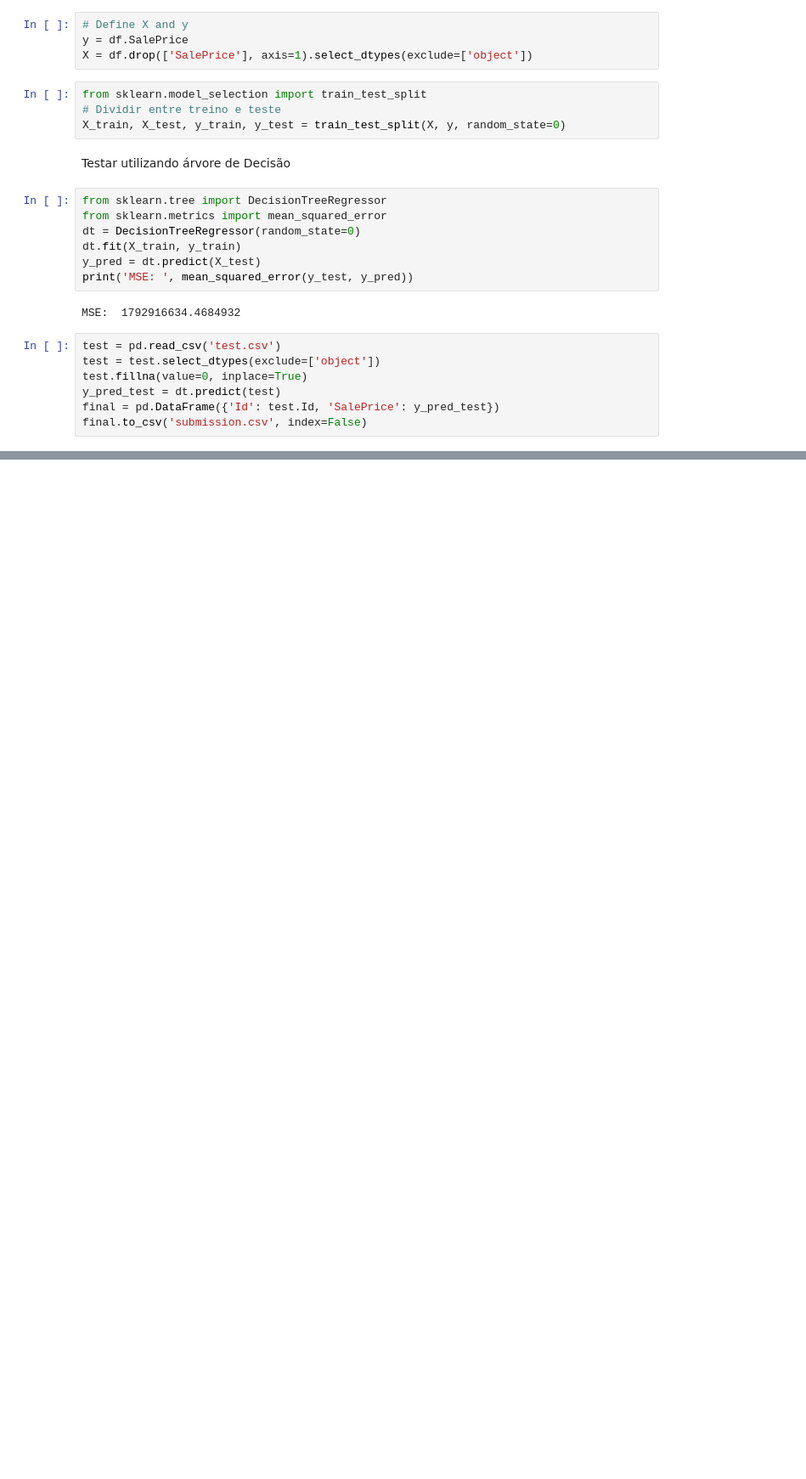
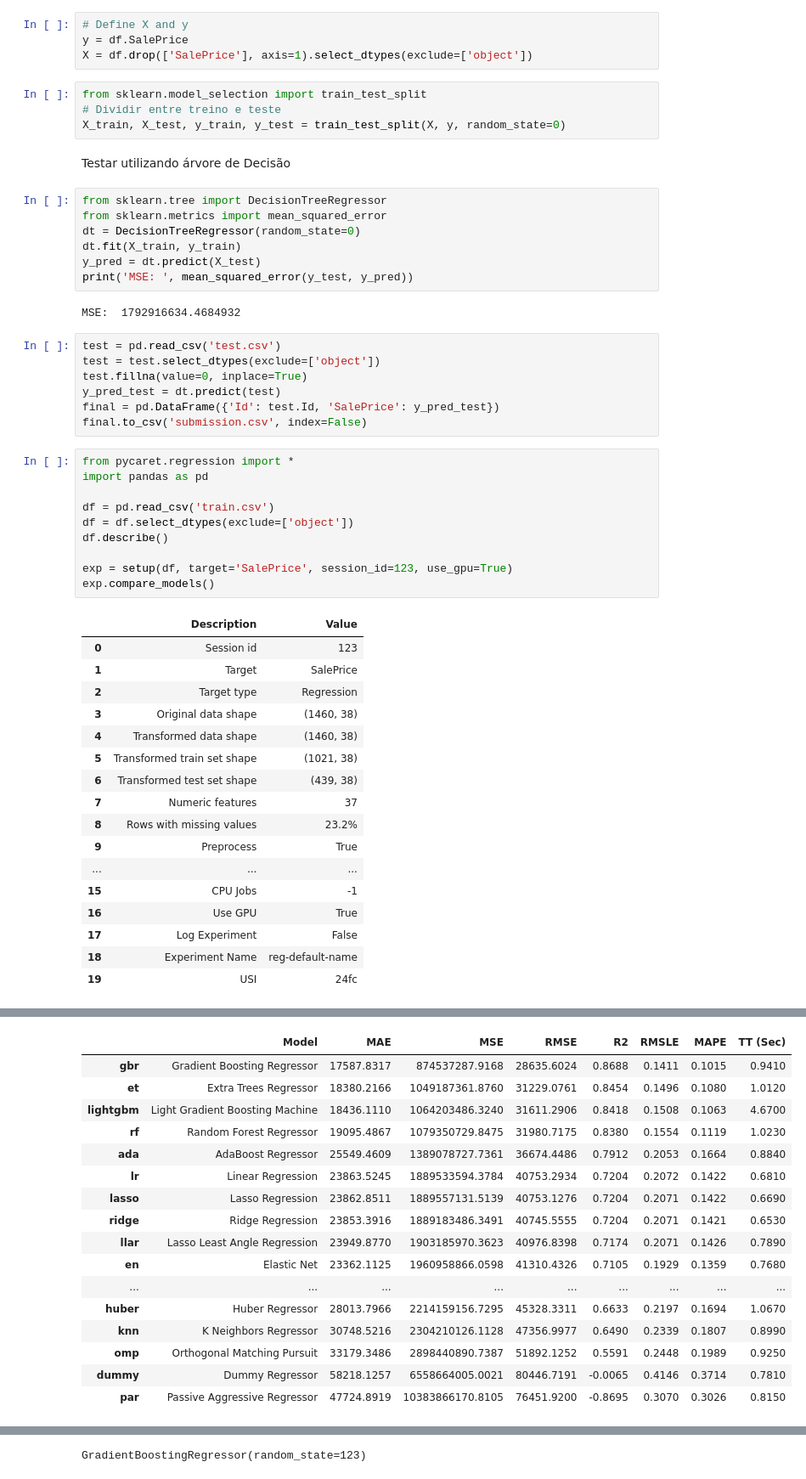
Before and after one commit to pedromello99/CIS-IEEE, a Jupyter notebook: Kaggle/Intro To Machine Learning/Housing Prices Competition for Kaggle Learn Users.ipynb, the cells around one changed output, grey strips where cells are left out. Shown at 85% size. Saved outputs shown, nothing was run; the diff lists cells and outputs as text; blank space fills up the shorter version.

Commit message:
teste pycaret

```diff
--- a/Kaggle/Intro To Machine Learning/Housing Prices Competition for Kaggle Learn Users.ipynb
+++ b/Kaggle/Intro To Machine Learning/Housing Prices Competition for Kaggle Learn Users.ipynb
@@ -42,3 +42,31 @@ test.fillna(value=0, inplace=True)
 y_pred_test = dt.predict(test)
 final = pd.DataFrame({'Id': test.Id, 'SalePrice': y_pred_test})
 final.to_csv('submission.csv', index=False)
+# %%
+from pycaret.regression import *
+import pandas as pd
+
+df = pd.read_csv('train.csv')
+df = df.select_dtypes(exclude=['object'])
+df.describe()
+
+exp = setup(df, target='SalePrice', session_id=123, use_gpu=True)
+exp.compare_models()
+# %% [output]
+|  | Description | Value |
+| 0 | Session id | 123 |
+| 1 | Target | SalePrice |
+| 2 | Target type | Regression |
+| 3 | Original data shape | (1460, 38) |
+| 4 | Transformed data shape | (1460, 38) |
+| 5 | Transformed train set shape | (1021, 38) |
+| 6 | Transformed test set shape | (439, 38) |
+| 7 | Numeric features | 37 |
+| 8 | Rows with missing values | 23.2% |
+| 9 | Preprocess | True |
+| ... | ... | ... |
+| 15 | CPU Jobs | -1 |
+| 16 | Use GPU | True |
+| 17 | Log Experiment | False |
+| 18 | Experiment Name | reg-default-name |
+| 19 | USI | 24fc |
@@ -44,0 +74,17 @@ final.to_csv('submission.csv', index=False)
+|  | Model | MAE | MSE | RMSE | R2 | RMSLE | MAPE | TT (Sec) |
+| gbr | Gradient Boosting Regressor | 17587.8317 | 874537287.9168 | 28635.6024 | 0.8688 | 0.1411 | 0.1015 | 0.9410 |
+| et | Extra Trees Regressor | 18380.2166 | 1049187361.8760 | 31229.0761 | 0.8454 | 0.1496 | 0.1080 | 1.0120 |
+| lightgbm | Light Gradient Boosting Machine | 18436.1110 | 1064203486.3240 | 31611.2906 | 0.8418 | 0.1508 | 0.1063 | 4.6700 |
+| rf | Random Forest Regressor | 19095.4867 | 1079350729.8475 | 31980.7175 | 0.8380 | 0.1554 | 0.1119 | 1.0230 |
+| ada | AdaBoost Regressor | 25549.4609 | 1389078727.7361 | 36674.4486 | 0.7912 | 0.2053 | 0.1664 | 0.8840 |
+| lr | Linear Regression | 23863.5245 | 1889533594.3784 | 40753.2934 | 0.7204 | 0.2072 | 0.1422 | 0.6810 |
+| lasso | Lasso Regression | 23862.8511 | 1889557131.5139 | 40753.1276 | 0.7204 | 0.2071 | 0.1422 | 0.6690 |
+| ridge | Ridge Regression | 23853.3916 | 1889183486.3491 | 40745.5555 | 0.7204 | 0.2071 | 0.1421 | 0.6530 |
+| llar | Lasso Least Angle Regression | 23949.8770 | 1903185970.3623 | 40976.8398 | 0.7174 | 0.2071 | 0.1426 | 0.7890 |
+| en | Elastic Net | 23362.1125 | 1960958866.0598 | 41310.4326 | 0.7105 | 0.1929 | 0.1359 | 0.7680 |
+| ... | ... | ... | ... | ... | ... | ... | ... | ... |
+| huber | Huber Regressor | 28013.7966 | 2214159156.7295 | 45328.3311 | 0.6633 | 0.2197 | 0.1694 | 1.0670 |
+| knn | K Neighbors Regressor | 30748.5216 | 2304210126.1128 | 47356.9977 | 0.6490 | 0.2339 | 0.1807 | 0.8990 |
+| omp | Orthogonal Matching Pursuit | 33179.3486 | 2898440890.7387 | 51892.1252 | 0.5591 | 0.2448 | 0.1989 | 0.9250 |
+| dummy | Dummy Regressor | 58218.1257 | 6558664005.0021 | 80446.7191 | -0.0065 | 0.4146 | 0.3714 | 0.7810 |
+| par | Passive Aggressive Regressor | 47724.8919 | 10383866170.8105 | 76451.9200 | -0.8695 | 0.3070 | 0.3026 | 0.8150 |
@@ -44,0 +92 @@ final.to_csv('submission.csv', index=False)
+GradientBoostingRegressor(random_state=123)
```
Also changed, not shown: parts of 2 cells of this notebook, 1 other file.
